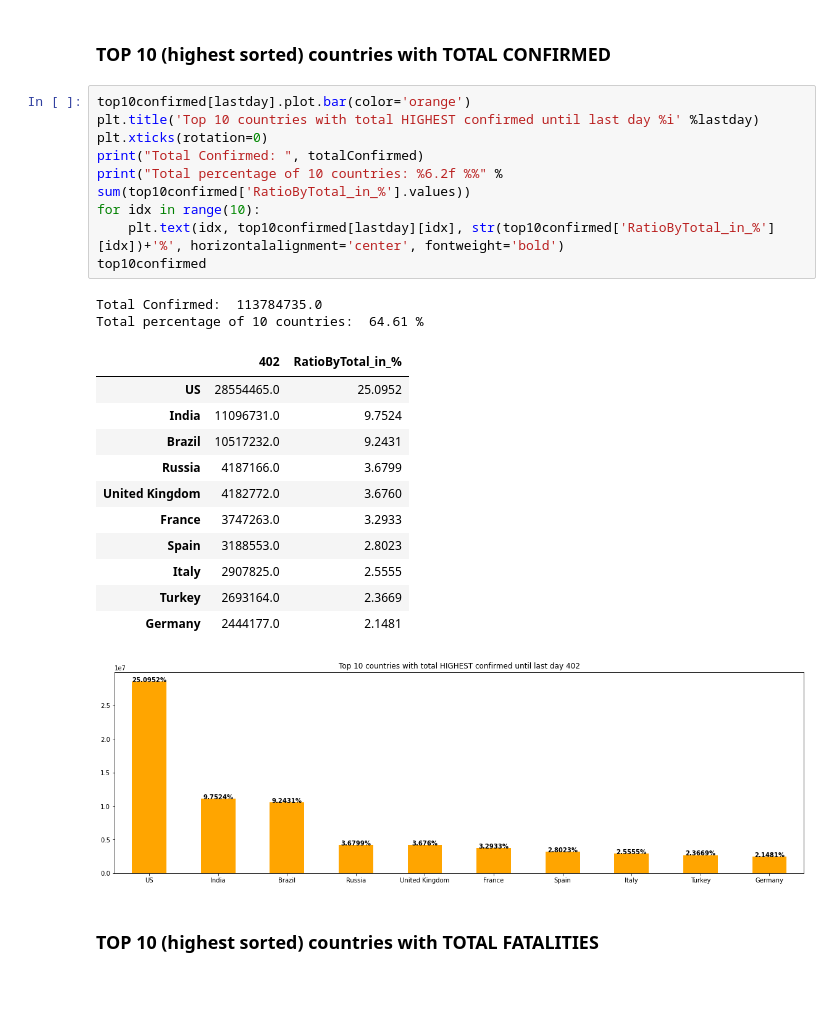
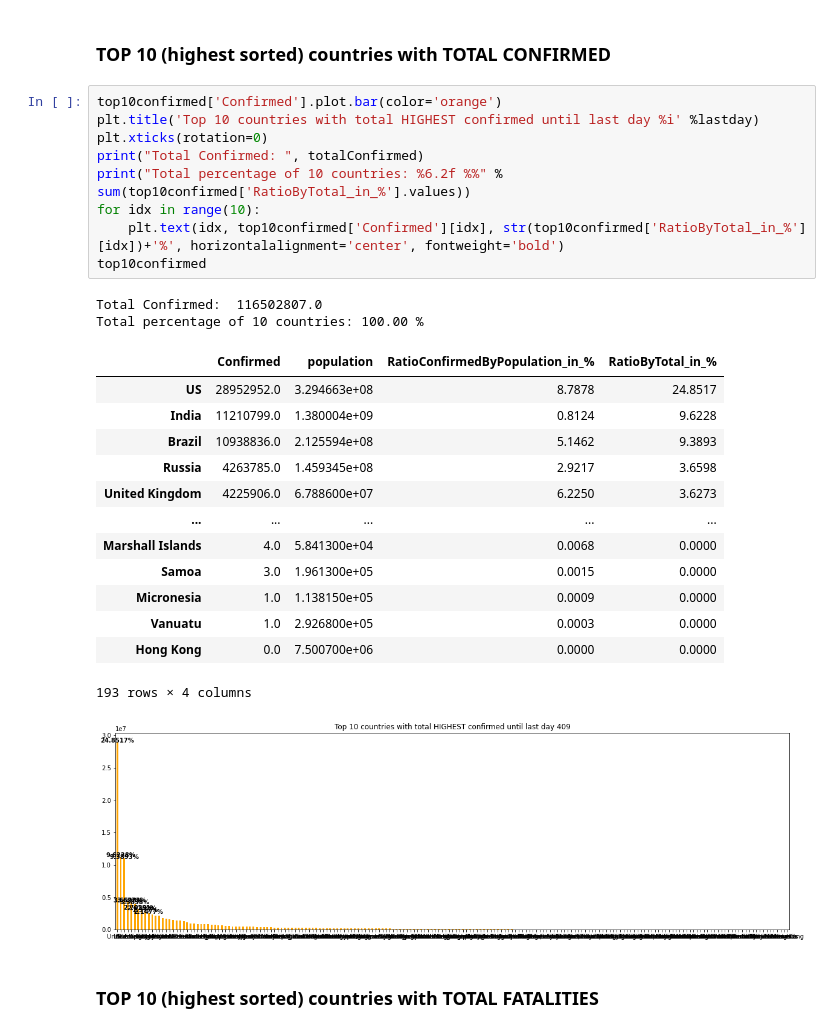
Before and after one commit to lphan/ML-Practices, a Jupyter notebook: 18_Covid-19/18_Covid-19_top10sorted.ipynb, the cells around one changed output. Saved outputs shown, nothing was run; the diff lists cells and outputs as text; blank space fills up the shorter version.

```diff
--- a/18_Covid-19/18_Covid-19_top10sorted.ipynb
+++ b/18_Covid-19/18_Covid-19_top10sorted.ipynb
@@ -35,29 +35,31 @@ Remaining: 31.92 %
 # %% [markdown]
 ### TOP 10 (highest sorted) countries with TOTAL CONFIRMED
 # %%
-top10confirmed[lastday].plot.bar(color='orange')
+top10confirmed['Confirmed'].plot.bar(color='orange')
 plt.title('Top 10 countries with total HIGHEST confirmed until last day %i' %lastday)
 plt.xticks(rotation=0)
 print("Total Confirmed: ", totalConfirmed)
 print("Total percentage of 10 countries: %6.2f %%" % sum(top10confirmed['RatioByTotal_in_%'].values))
 for idx in range(10):
-    plt.text(idx, top10confirmed[lastday][idx], str(top10confirmed['RatioByTotal_in_%'][idx])+'%', horizontalalignment='center', fontweight='bold')
+    plt.text(idx, top10confirmed['Confirmed'][idx], str(top10confirmed['RatioByTotal_in_%'][idx])+'%', horizontalalignment='center', fontweight='bold')
 top10confirmed
 # %% [output]
-Total Confirmed:  113784735.0
-Total percentage of 10 countries:  64.61 %
+Total Confirmed:  116502807.0
+Total percentage of 10 countries: 100.00 %
-|  | 402 | RatioByTotal_in_% |
-| US | 28554465.0 | 25.0952 |
-| India | 11096731.0 | 9.7524 |
-| Brazil | 10517232.0 | 9.2431 |
-| Russia | 4187166.0 | 3.6799 |
-| United Kingdom | 4182772.0 | 3.6760 |
-| France | 3747263.0 | 3.2933 |
-| Spain | 3188553.0 | 2.8023 |
-| Italy | 2907825.0 | 2.5555 |
-| Turkey | 2693164.0 | 2.3669 |
-| Germany | 2444177.0 | 2.1481 |
+|  | Confirmed | population | RatioConfirmedByPopulation_in_% | RatioByTotal_in_% |
+| US | 28952952.0 | 3.294663e+08 | 8.7878 | 24.8517 |
+| India | 11210799.0 | 1.380004e+09 | 0.8124 | 9.6228 |
+| Brazil | 10938836.0 | 2.125594e+08 | 5.1462 | 9.3893 |
+| Russia | 4263785.0 | 1.459345e+08 | 2.9217 | 3.6598 |
+| United Kingdom | 4225906.0 | 6.788600e+07 | 6.2250 | 3.6273 |
+| ... | ... | ... | ... | ... |
+| Marshall Islands | 4.0 | 5.841300e+04 | 0.0068 | 0.0000 |
+| Samoa | 3.0 | 1.961300e+05 | 0.0015 | 0.0000 |
+| Micronesia | 1.0 | 1.138150e+05 | 0.0009 | 0.0000 |
+| Vanuatu | 1.0 | 2.926800e+05 | 0.0003 | 0.0000 |
+| Hong Kong | 0.0 | 7.500700e+06 | 0.0000 | 0.0000 |
+193 rows × 4 columns
-[figure, old version]
+[figure, new version]
 # %% [markdown]
 ### TOP 10 (highest sorted) countries with TOTAL FATALITIES
 # %%
```
Also changed, not shown: parts of 10 cells of this notebook, 21 other files.
